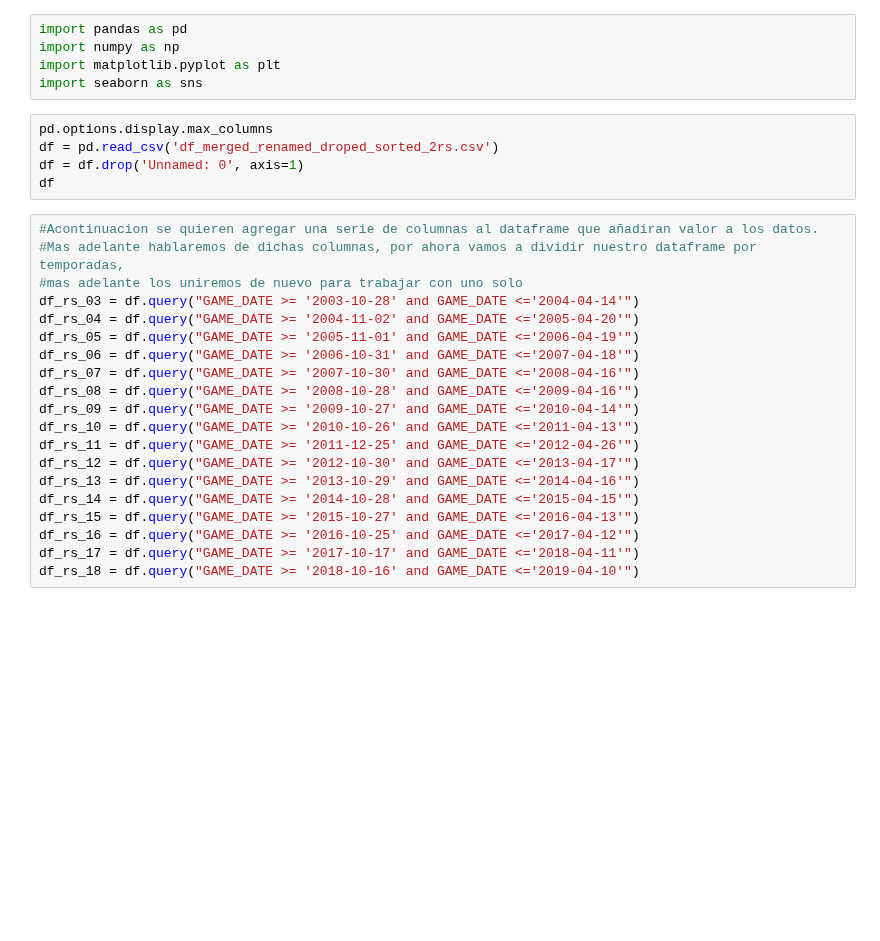
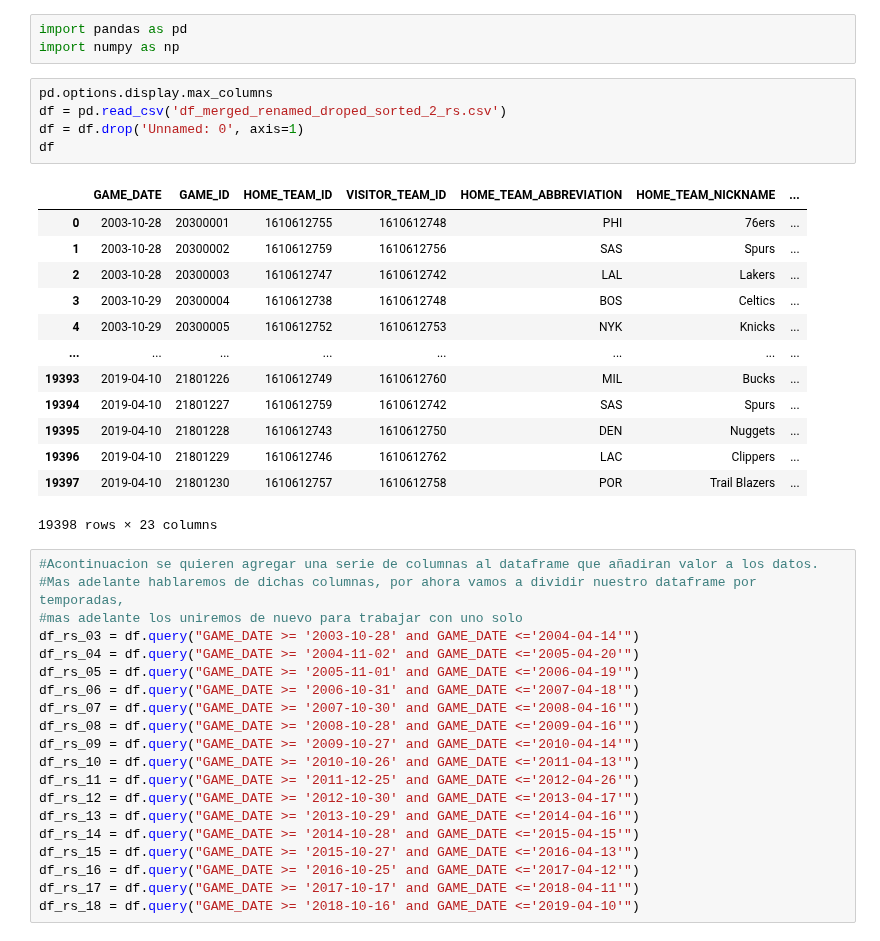
Before and after one commit to robertomanzanolopez/nba_statistics_prediction, a Jupyter notebook: modifing_dataframe2.ipynb, the cells around one changed output. Cells and saved outputs as stored; diff of their text form; blank space fills up the shorter version.

```diff
--- a/modifing_dataframe2.ipynb
+++ b/modifing_dataframe2.ipynb
@@ -1,13 +1,25 @@
 # %%
 import pandas as pd
 import numpy as np
-import matplotlib.pyplot as plt
-import seaborn as sns
 # %%
 pd.options.display.max_columns
-df = pd.read_csv('df_merged_renamed_droped_sorted_2rs.csv')
+df = pd.read_csv('df_merged_renamed_droped_sorted_2_rs.csv')
 df = df.drop('Unnamed: 0', axis=1)
 df
+# %% [output]
+|  | GAME_DATE | GAME_ID | HOME_TEAM_ID | VISITOR_TEAM_ID | HOME_TEAM_ABBREVIATION | HOME_TEAM_NICKNAME | ... |
+| 0 | 2003-10-28 | 20300001 | 1610612755 | 1610612748 | PHI | 76ers | ... |
+| 1 | 2003-10-28 | 20300002 | 1610612759 | 1610612756 | SAS | Spurs | ... |
+| 2 | 2003-10-28 | 20300003 | 1610612747 | 1610612742 | LAL | Lakers | ... |
+| 3 | 2003-10-29 | 20300004 | 1610612738 | 1610612748 | BOS | Celtics | ... |
+| 4 | 2003-10-29 | 20300005 | 1610612752 | 1610612753 | NYK | Knicks | ... |
+| ... | ... | ... | ... | ... | ... | ... | ... |
+| 19393 | 2019-04-10 | 21801226 | 1610612749 | 1610612760 | MIL | Bucks | ... |
+| 19394 | 2019-04-10 | 21801227 | 1610612759 | 1610612742 | SAS | Spurs | ... |
+| 19395 | 2019-04-10 | 21801228 | 1610612743 | 1610612750 | DEN | Nuggets | ... |
+| 19396 | 2019-04-10 | 21801229 | 1610612746 | 1610612762 | LAC | Clippers | ... |
+| 19397 | 2019-04-10 | 21801230 | 1610612757 | 1610612758 | POR | Trail Blazers | ... |
+19398 rows × 23 columns
 # %%
 #Acontinuacion se quieren agregar una serie de columnas al dataframe que añadiran valor a los datos.
 #Mas adelante hablaremos de dichas columnas, por ahora vamos a dividir nuestro dataframe por temporadas,
```
Also changed, not shown: parts of 9 cells of this notebook.
